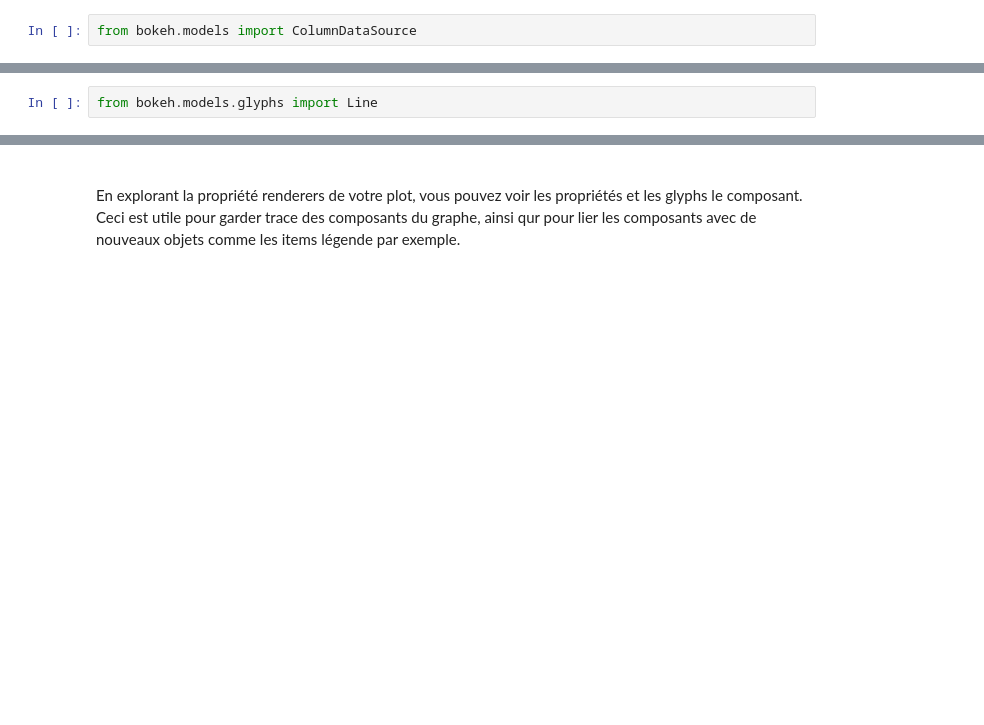
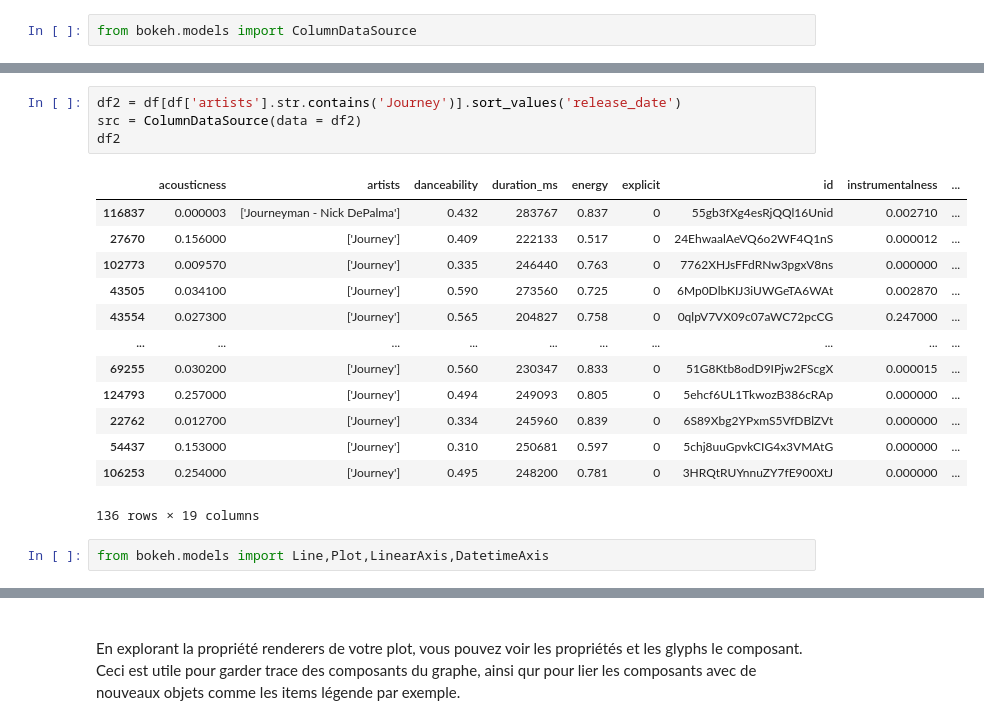
Before and after one commit to ziyadhr99/Lab_IA, a Jupyter notebook: Lab1_2_IA_DataViz.ipynb, the cells around one changed output, grey strips where cells are left out. Drawn from its saved outputs; the diff is of its cells as text; blank space fills up the shorter version.

```diff
--- a/Lab1_2_IA_DataViz.ipynb
+++ b/Lab1_2_IA_DataViz.ipynb
@@ -244,4 +283,22 @@ source1 = ColumnDataSource(data=dt1)
+# %%
+df2 = df[df['artists'].str.contains('Journey')].sort_values('release_date')
+src = ColumnDataSource(data = df2)
+df2
+# %% [output]
+|  | acousticness | artists | danceability | duration_ms | energy | explicit | id | instrumentalness | ... |
+| 116837 | 0.000003 | ['Journeyman - Nick DePalma'] | 0.432 | 283767 | 0.837 | 0 | 55gb3fXg4esRjQQl16Unid | 0.002710 | ... |
+| 27670 | 0.156000 | ['Journey'] | 0.409 | 222133 | 0.517 | 0 | 24EhwaalAeVQ6o2WF4Q1nS | 0.000012 | ... |
+| 102773 | 0.009570 | ['Journey'] | 0.335 | 246440 | 0.763 | 0 | 7762XHJsFFdRNw3pgxV8ns | 0.000000 | ... |
+| 43505 | 0.034100 | ['Journey'] | 0.590 | 273560 | 0.725 | 0 | 6Mp0DlbKIJ3iUWGeTA6WAt | 0.002870 | ... |
+| 43554 | 0.027300 | ['Journey'] | 0.565 | 204827 | 0.758 | 0 | 0qlpV7VX09c07aWC72pcCG | 0.247000 | ... |
+| ... | ... | ... | ... | ... | ... | ... | ... | ... | ... |
+| 69255 | 0.030200 | ['Journey'] | 0.560 | 230347 | 0.833 | 0 | 51G8Ktb8odD9IPjw2FScgX | 0.000015 | ... |
+| 124793 | 0.257000 | ['Journey'] | 0.494 | 249093 | 0.805 | 0 | 5ehcf6UL1TkwozB386cRAp | 0.000000 | ... |
+| 22762 | 0.012700 | ['Journey'] | 0.334 | 245960 | 0.839 | 0 | 6S89Xbg2YPxmS5VfDBlZVt | 0.000000 | ... |
+| 54437 | 0.153000 | ['Journey'] | 0.310 | 250681 | 0.597 | 0 | 5chj8uuGpvkCIG4x3VMAtG | 0.000000 | ... |
+| 106253 | 0.254000 | ['Journey'] | 0.495 | 248200 | 0.781 | 0 | 3HRQtRUYnnuZY7fE900XtJ | 0.000000 | ... |
+136 rows × 19 columns
 # %%
-from bokeh.models.glyphs import Line
+from bokeh.models import Line,Plot,LinearAxis,DatetimeAxis
 # %%
 # Créer un graphe Line qui prend release_date dans x_axis et popularité dans y_axis. Choisir une couleur pour la ligne.
```
Also changed, not shown: parts of 12 cells of this notebook.
